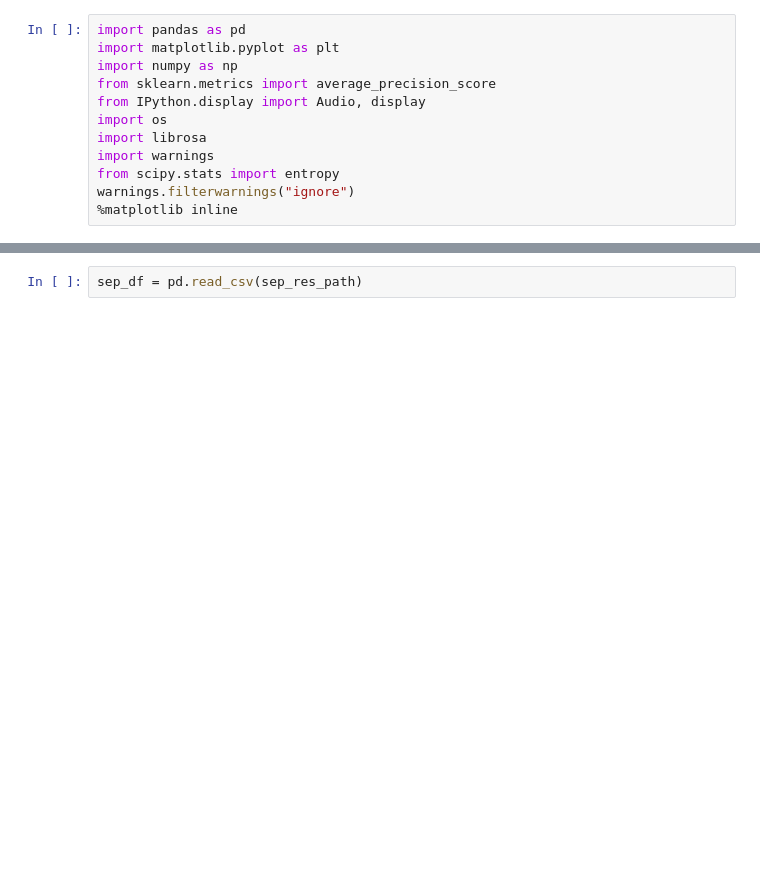
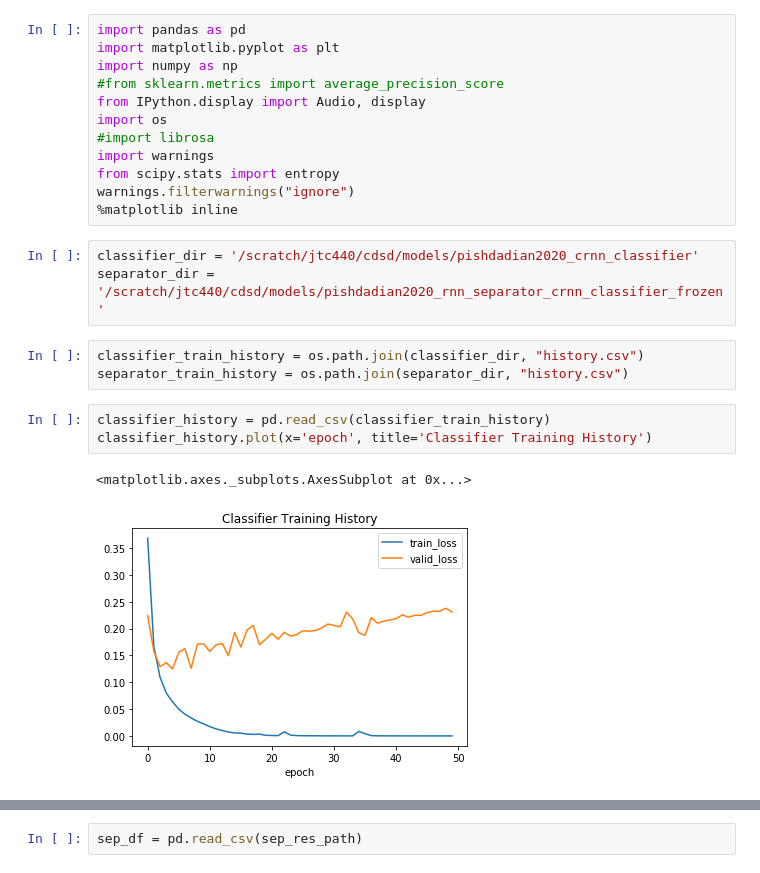
Before and after one commit to sonyc-project/weakly-supervised-sssle, a Jupyter notebook: notebooks/results_analysis.ipynb, the cells around one changed output, grey strips where cells are left out. Drawn from its saved outputs; the diff is of its cells as text; blank space fills up the shorter version.

```diff
--- a/notebooks/results_analysis.ipynb
+++ b/notebooks/results_analysis.ipynb
@@ -2,11 +2,23 @@
 import pandas as pd
 import matplotlib.pyplot as plt
 import numpy as np
-from sklearn.metrics import average_precision_score
+#from sklearn.metrics import average_precision_score
 from IPython.display import Audio, display
 import os
-import librosa
+#import librosa
 import warnings
 from scipy.stats import entropy
 warnings.filterwarnings("ignore")
 %matplotlib inline
+# %%
+classifier_dir = '/scratch/jtc440/cdsd/models/pishdadian2020_crnn_classifier'
+separator_dir = '/scratch/jtc440/cdsd/models/pishdadian2020_rnn_separator_crnn_classifier_frozen'
+# %%
+classifier_train_history = os.path.join(classifier_dir, "history.csv")
+separator_train_history = os.path.join(separator_dir, "history.csv")
+# %%
+classifier_history = pd.read_csv(classifier_train_history)
+classifier_history.plot(x='epoch', title='Classifier Training History')
+# %% [output]
+<matplotlib.axes._subplots.AxesSubplot at 0x...>
+[figure, added]
```
Also changed, not shown: parts of 4 cells of this notebook.
